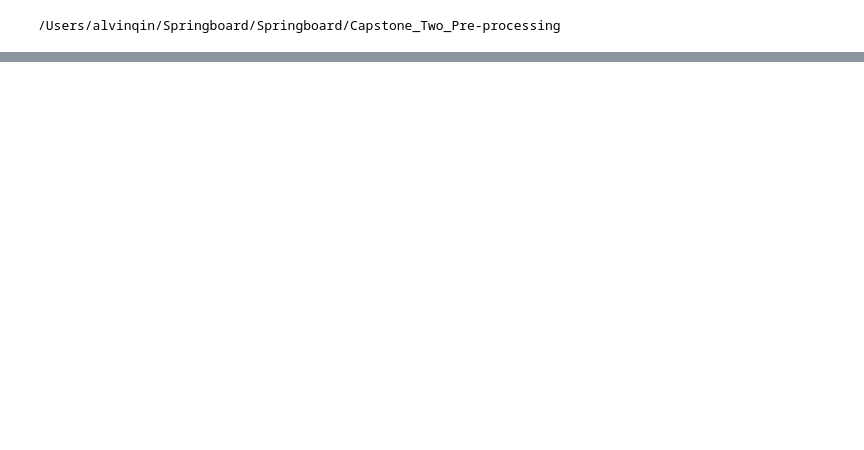
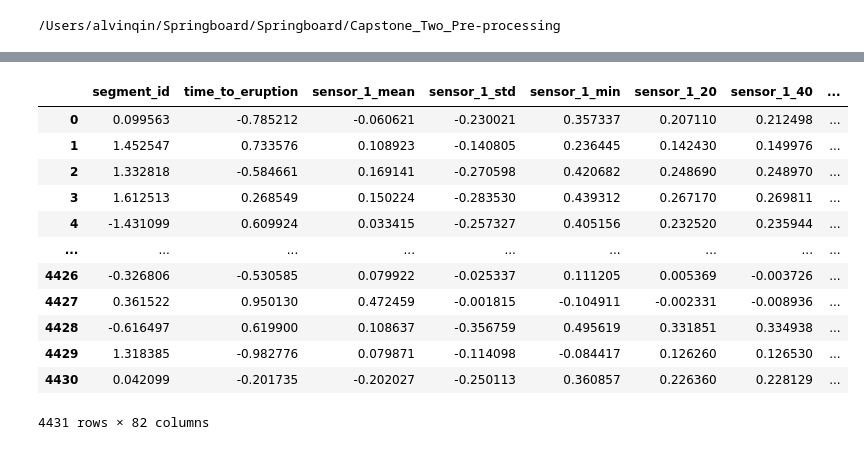
Before and after one commit to alqin91/Springboard, a Jupyter notebook: Capstone_Two_Pre-processing/Preprocessing.ipynb, the cells around one changed output, grey strips where cells are left out. Saved outputs shown, nothing was run; the diff lists cells and outputs as text; code cells hidden in the pictures; blank space fills up the shorter version.

```diff
--- a/Capstone_Two_Pre-processing/Preprocessing.ipynb
+++ b/Capstone_Two_Pre-processing/Preprocessing.ipynb
@@ -19,4 +20,4 @@ data_train_scalar2 = pd.read_csv('data_train_scalar2.csv')
 # %% [output]
 /Users/alvinqin/Springboard/Springboard/Capstone_Two_Pre-processing
 # %%
-data_train.head(10)
+data_train.drop(['Unnamed: 0'], axis=1, inplace=True)
@@ -35,0 +151,21 @@ data_train.head(10)
+# %%
+#convert training data to Standard Scaler for modeling
+
+standard_scaler = StandardScaler()
+standard_data = standard_scaler.fit_transform(data_train)
+standard_scaler_train = pd.DataFrame(standard_data, columns = data_train.columns)
+standard_scaler_train
+# %% [output]
+|  | segment_id | time_to_eruption | sensor_1_mean | sensor_1_std | sensor_1_min | sensor_1_20 | sensor_1_40 | ... |
+| 0 | 0.099563 | -0.785212 | -0.060621 | -0.230021 | 0.357337 | 0.207110 | 0.212498 | ... |
+| 1 | 1.452547 | 0.733576 | 0.108923 | -0.140805 | 0.236445 | 0.142430 | 0.149976 | ... |
+| 2 | 1.332818 | -0.584661 | 0.169141 | -0.270598 | 0.420682 | 0.248690 | 0.248970 | ... |
+| 3 | 1.612513 | 0.268549 | 0.150224 | -0.283530 | 0.439312 | 0.267170 | 0.269811 | ... |
+| 4 | -1.431099 | 0.609924 | 0.033415 | -0.257327 | 0.405156 | 0.232520 | 0.235944 | ... |
+| ... | ... | ... | ... | ... | ... | ... | ... | ... |
+| 4426 | -0.326806 | -0.530585 | 0.079922 | -0.025337 | 0.111205 | 0.005369 | -0.003726 | ... |
+| 4427 | 0.361522 | 0.950130 | 0.472459 | -0.001815 | -0.104911 | -0.002331 | -0.008936 | ... |
+| 4428 | -0.616497 | 0.619900 | 0.108637 | -0.356759 | 0.495619 | 0.331851 | 0.334938 | ... |
+| 4429 | 1.318385 | -0.982776 | 0.079871 | -0.114098 | -0.084417 | 0.126260 | 0.126530 | ... |
+| 4430 | 0.042099 | -0.201735 | -0.202027 | -0.250113 | 0.360857 | 0.226360 | 0.228129 | ... |
+4431 rows × 82 columns
```
Also changed, not shown: parts of 17 cells of this notebook.
